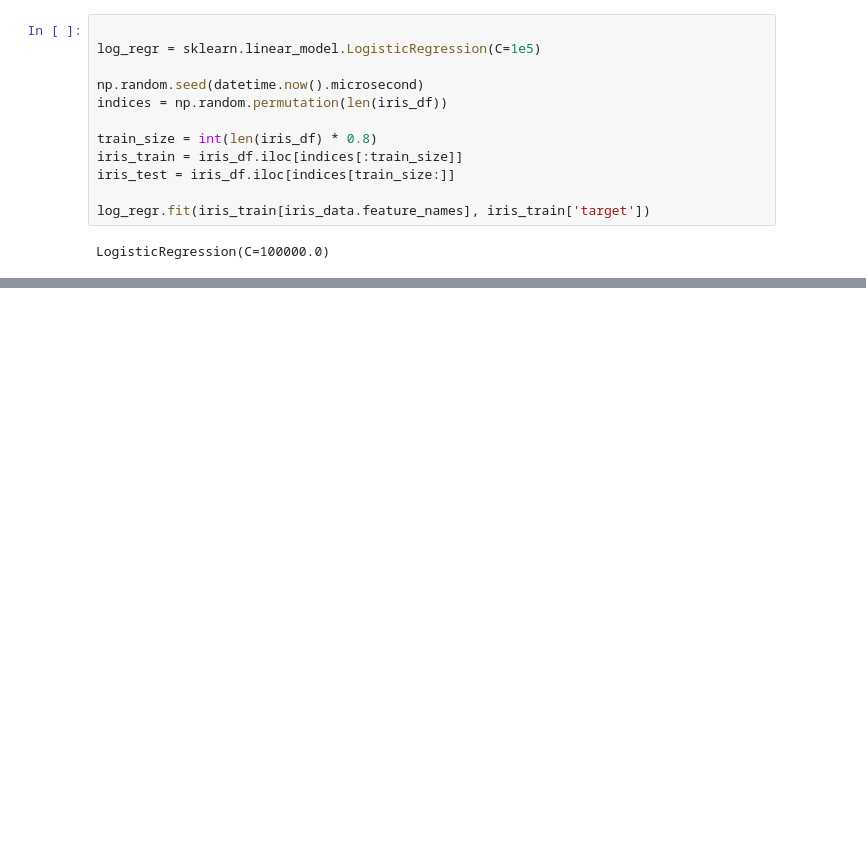
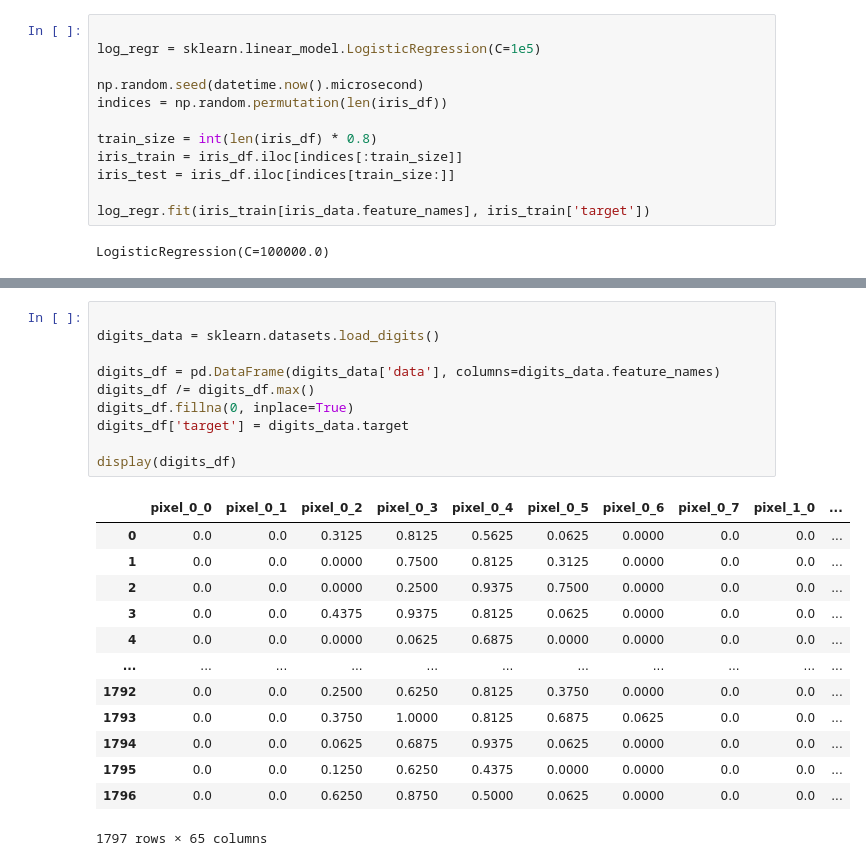
Before and after one commit to st4lemon/aiprojects, a Jupyter notebook: sklearn-learn/irises.ipynb, the cells around one changed output, grey strips where cells are left out. Cells and saved outputs as stored; diff of their text form; blank space fills up the shorter version.

Commit message:
Digits dataset

```diff
--- a/sklearn-learn/irises.ipynb
+++ b/sklearn-learn/irises.ipynb
@@ -297,0 +322,24 @@ display(df)
+# %%
+
+digits_data = sklearn.datasets.load_digits()
+
+digits_df = pd.DataFrame(digits_data['data'], columns=digits_data.feature_names)
+digits_df /= digits_df.max()
+digits_df.fillna(0, inplace=True)
+digits_df['target'] = digits_data.target
+
+display(digits_df)
+# %% [output]
+|  | pixel_0_0 | pixel_0_1 | pixel_0_2 | pixel_0_3 | pixel_0_4 | pixel_0_5 | pixel_0_6 | pixel_0_7 | pixel_1_0 | ... |
+| 0 | 0.0 | 0.0 | 0.3125 | 0.8125 | 0.5625 | 0.0625 | 0.0000 | 0.0 | 0.0 | ... |
+| 1 | 0.0 | 0.0 | 0.0000 | 0.7500 | 0.8125 | 0.3125 | 0.0000 | 0.0 | 0.0 | ... |
+| 2 | 0.0 | 0.0 | 0.0000 | 0.2500 | 0.9375 | 0.7500 | 0.0000 | 0.0 | 0.0 | ... |
+| 3 | 0.0 | 0.0 | 0.4375 | 0.9375 | 0.8125 | 0.0625 | 0.0000 | 0.0 | 0.0 | ... |
+| 4 | 0.0 | 0.0 | 0.0000 | 0.0625 | 0.6875 | 0.0000 | 0.0000 | 0.0 | 0.0 | ... |
+| ... | ... | ... | ... | ... | ... | ... | ... | ... | ... | ... |
+| 1792 | 0.0 | 0.0 | 0.2500 | 0.6250 | 0.8125 | 0.3750 | 0.0000 | 0.0 | 0.0 | ... |
+| 1793 | 0.0 | 0.0 | 0.3750 | 1.0000 | 0.8125 | 0.6875 | 0.0625 | 0.0 | 0.0 | ... |
+| 1794 | 0.0 | 0.0 | 0.0625 | 0.6875 | 0.9375 | 0.0625 | 0.0000 | 0.0 | 0.0 | ... |
+| 1795 | 0.0 | 0.0 | 0.1250 | 0.6250 | 0.4375 | 0.0000 | 0.0000 | 0.0 | 0.0 | ... |
+| 1796 | 0.0 | 0.0 | 0.6250 | 0.8750 | 0.5000 | 0.0625 | 0.0000 | 0.0 | 0.0 | ... |
+1797 rows × 65 columns
```
Also changed, not shown: parts of 9 cells of this notebook.
